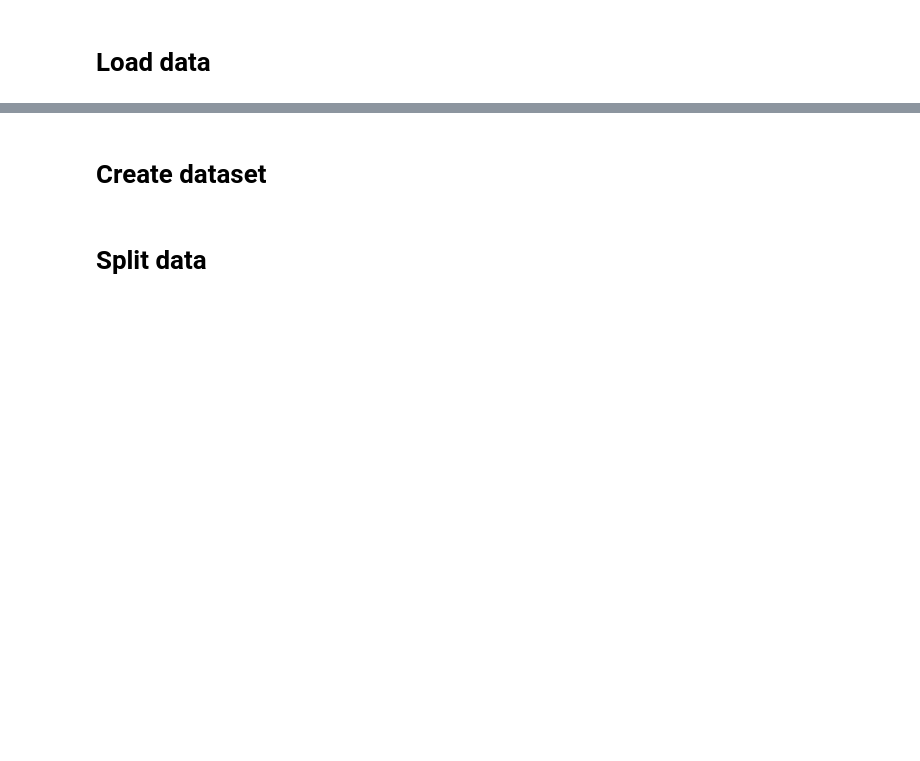
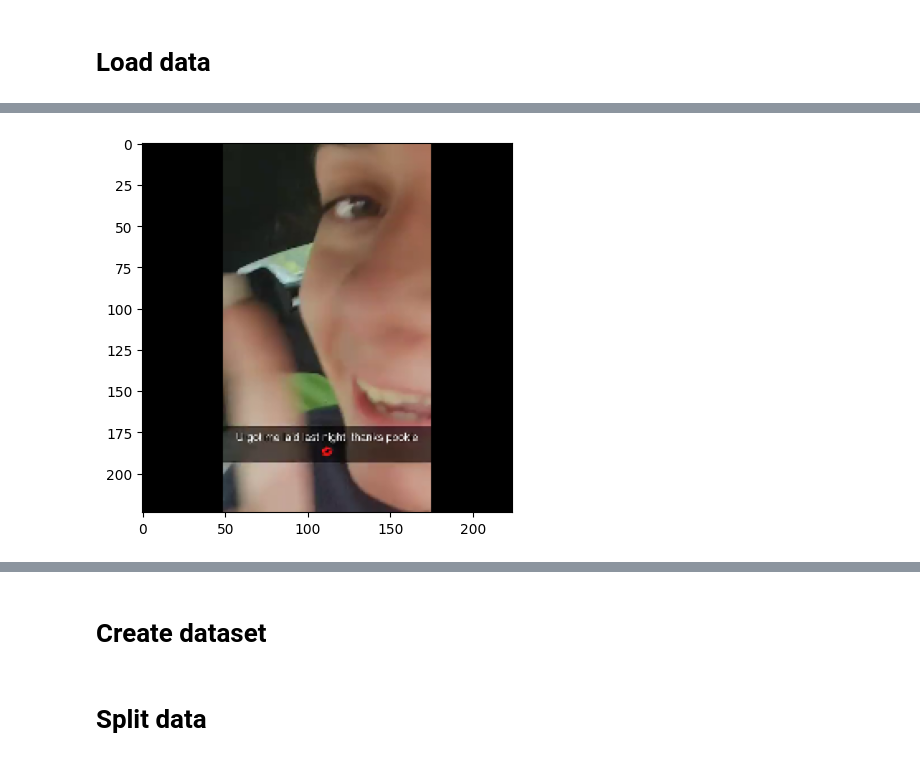
Before and after one commit to knightstark7/XAI-4-YoutubeEngagement, a Jupyter notebook: model_loading.ipynb, the cells around one changed output, grey strips where cells are left out. Cells and saved outputs as stored; diff of their text form; code cells hidden in the pictures; blank space fills up the shorter version.

Commit message:
sample code for snapUGC (incomplete)

```diff
--- a/model_loading.ipynb
+++ b/model_loading.ipynb
@@ -101,5 +138,6 @@ prep_df['NAWP'].min(), prep_df['NAWP'].max(), prep_df['ECR'].min(), prep_df['ECR
 # %% [markdown]
 # Load data
 # %%
-prep_df.sample(1)['Set'].values[0]
+sample_video = prep_df.sample(1).iloc[0]
+sample_video
 # %% [output]
@@ -132,0 +154,92 @@ Loaded Audio Shape: (166441,)
+# %%
+def load_video_audio(video_path,
+                    target_height=var.TARGET_FRAME_SIZE[0], target_width=var.TARGET_FRAME_SIZE[1], target_fps=var.VIDEO_FPS,
+                    target_sample_rate=var.AUDIO_FPS,
+                    start=0, end=None):
+    """
+    Extracts video frames and audio from a video file between start and end seconds, with resizing and downsampling.
+    """
+    # ---- Extract Video Frames with Fixed FPS ----
+    cap = cv2.VideoCapture(video_path)
+    original_fps = cap.get(cv2.CAP_PROP_FPS)
+    total_frames = int(cap.get(cv2.CAP_PROP_FRAME_COUNT))
+    duration = total_frames / original_fps
+
+    if end is None or end > duration:
+        end = duration
+
+    start_frame = int(start * original_fps)
+    end_frame = int(end * original_fps)
+    frame_interval = original_fps / target_fps
+
+    frames = []
+    frame_idx = 0
+
+    cap.set(cv2.CAP_PROP_POS_FRAMES, start_frame)
+
+    while cap.isOpened():
+        current_pos = cap.get(cv2.CAP_PROP_POS_FRAMES)
+        if current_pos >= end_frame:
+            break
+
+        ret, frame = cap.read()
+        if not ret:
+            break
+
+        if frame_idx % round(frame_interval) == 0:
+            h, w, _ = frame.shape
+
+            # Resize with padding
+            scale = min(target_width / w, target_height / h)
+            new_w, new_h = int(w * scale), int(h * scale)
+            resized_frame = cv2.resize(frame, (new_w, new_h))
+            resized_frame = cv2.cvtColor(resized_frame, cv2.COLOR_BGR2RGB)
+
+            padded_frame = np.zeros((target_height, target_width, 3), dtype=np.uint8)
+            pad_top = (target_height - new_h) // 2
+            pad_left = (target_width - new_w) // 2
+            padded_frame[pad_top:pad_top+new_h, pad_left:pad_left+new_w] = resized_frame
+
+            frames.append(padded_frame)
+
+        frame_idx += 1
+
+    cap.release()
+    video_array = np.array(frames, dtype=np.uint8)
+
+    # ---- Extract and Downsample Audio (Trimmed) ----
+    ffmpeg_args = {
+        'format': 'wav',
+        'ar': target_sample_rate,
+        'ac': 1
+    }
+
+    input_args = {}
+    if start != 0 and end is not None:
+        input_args['ss'] = start
+        input_args['to'] = end
+
+    out, _ = (
+        ffmpeg
+        .input(video_path, **input_args)
+        .output("pipe:", **ffmpeg_args)
+        .run(capture_stdout=True, capture_stderr=True)
+    )
+
+    audio = AudioSegment.from_file(io.BytesIO(out), format="wav")
+    samples = np.array(audio.get_array_of_samples(), dtype=np.int16)
+
+    return video_array, samples
+
+
+
+print(f"Sample ID: {sample_video['Id']}")
+
+video_loaded, audio_loaded = load_video_audio(os.path.join(var.DOWNLOAD_PATH, sample_video['Set'], sample_video['Id'] + ".mp4"),
+                                              start=0, end=None)
+print(f"Loaded Video Shape: {video_loaded.shape}")  # (num_frames, height, width, 3)
+print(f"Loaded Audio Shape: {audio_loaded.shape}")
+
+plt.imshow(video_loaded[0])
+plt.show()
+# %% [output]
@@ -132,0 +249 @@ Loaded Audio Shape: (166441,)
+[figure, added]
```
Also changed, not shown: parts of 41 cells of this notebook, 2 other files.
